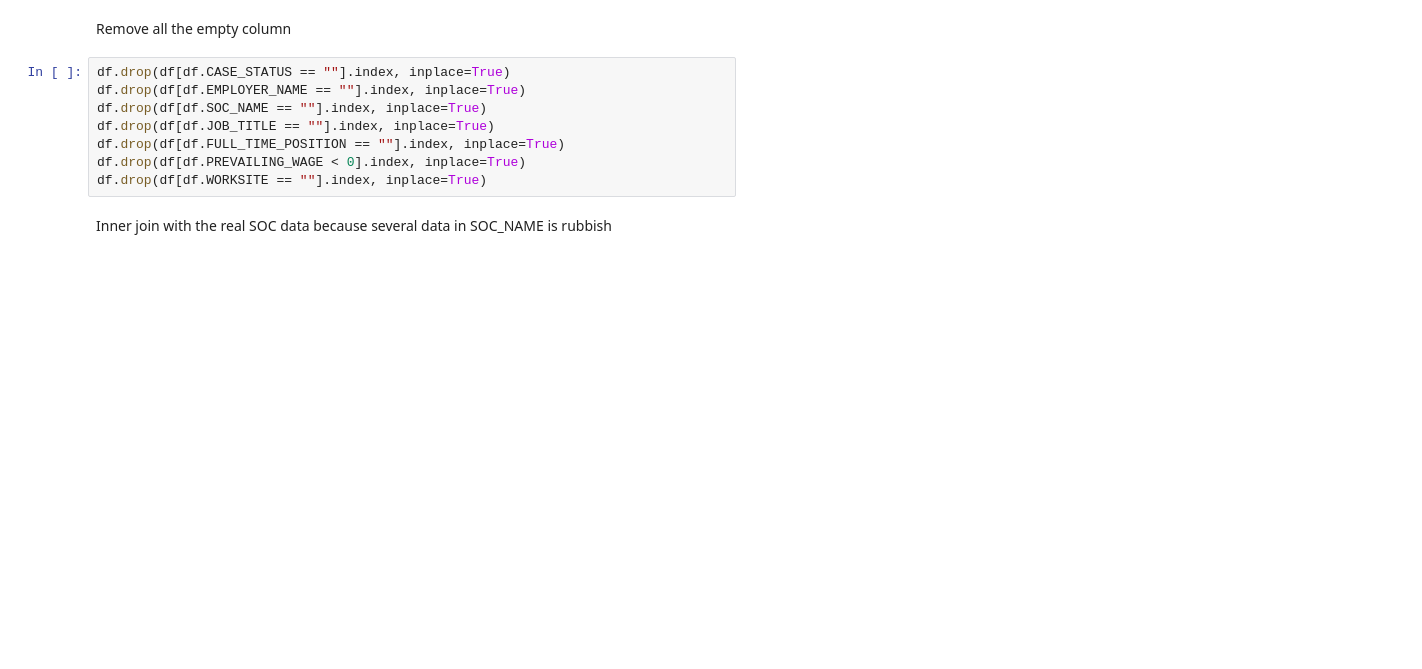
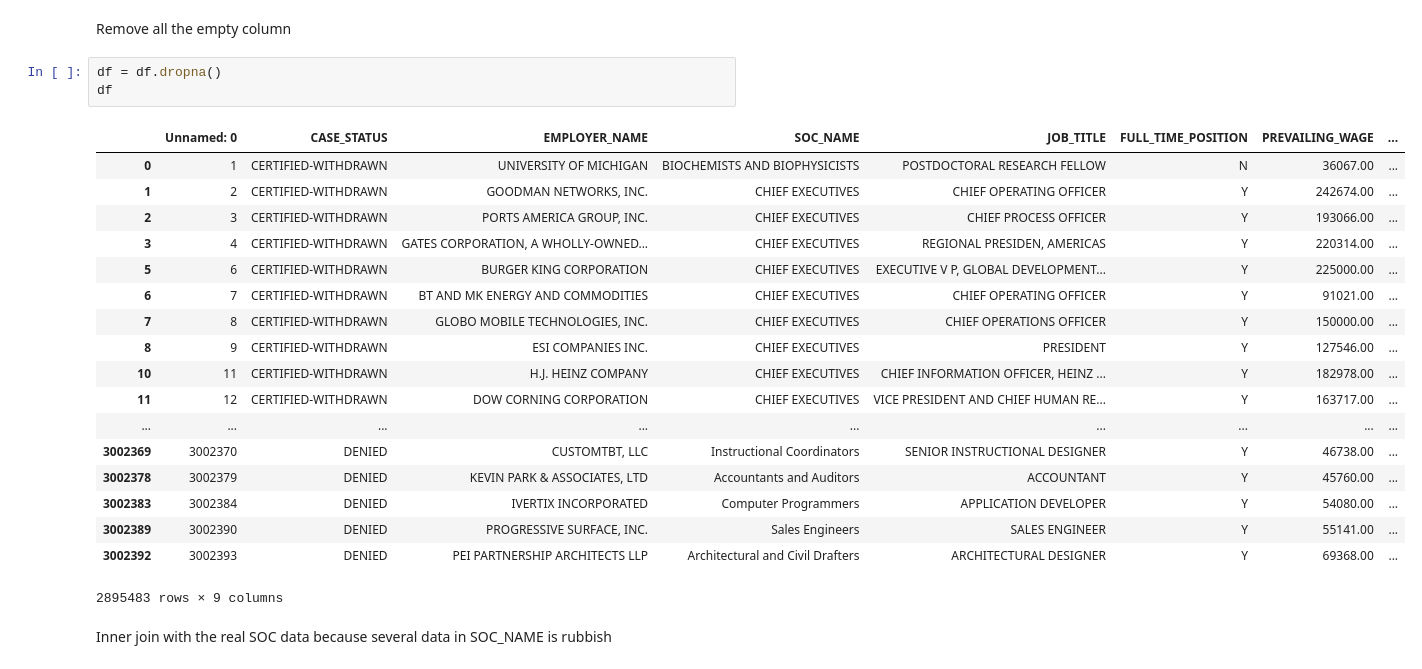
Before and after one commit to edwardsujono/h1b_visa_data_analysis, a Jupyter notebook: H1B_Notebook.ipynb, the cells around one changed output. Saved outputs shown, nothing was run; the diff lists cells and outputs as text; blank space fills up the shorter version.

```diff
--- a/H1B_Notebook.ipynb
+++ b/H1B_Notebook.ipynb
@@ -15,14 +17,28 @@ df.drop("lon", 1, inplace=True)
 df.drop("lat", 1, inplace=True)
 # %% [markdown]
 Remove all the empty column
-# %%
-df.drop(df[df.CASE_STATUS == ""].index, inplace=True)
-df.drop(df[df.EMPLOYER_NAME == ""].index, inplace=True)
-df.drop(df[df.SOC_NAME == ""].index, inplace=True)
-df.drop(df[df.JOB_TITLE == ""].index, inplace=True)
-df.drop(df[df.FULL_TIME_POSITION == ""].index, inplace=True)
-df.drop(df[df.PREVAILING_WAGE < 0].index, inplace=True)
-df.drop(df[df.WORKSITE == ""].index, inplace=True)
+# %%
+df = df.dropna()
+df
+# %% [output]
+|  | Unnamed: 0 | CASE_STATUS | EMPLOYER_NAME | SOC_NAME | JOB_TITLE | FULL_TIME_POSITION | PREVAILING_WAGE | ... |
+| 0 | 1 | CERTIFIED-WITHDRAWN | UNIVERSITY OF MICHIGAN | BIOCHEMISTS AND BIOPHYSICISTS | POSTDOCTORAL RESEARCH FELLOW | N | 36067.00 | ... |
+| 1 | 2 | CERTIFIED-WITHDRAWN | GOODMAN NETWORKS, INC. | CHIEF EXECUTIVES | CHIEF OPERATING OFFICER | Y | 242674.00 | ... |
+| 2 | 3 | CERTIFIED-WITHDRAWN | PORTS AMERICA GROUP, INC. | CHIEF EXECUTIVES | CHIEF PROCESS OFFICER | Y | 193066.00 | ... |
+| 3 | 4 | CERTIFIED-WITHDRAWN | GATES CORPORATION, A WHOLLY-OWNED... | CHIEF EXECUTIVES | REGIONAL PRESIDEN, AMERICAS | Y | 220314.00 | ... |
+| 5 | 6 | CERTIFIED-WITHDRAWN | BURGER KING CORPORATION | CHIEF EXECUTIVES | EXECUTIVE V P, GLOBAL DEVELOPMENT... | Y | 225000.00 | ... |
+| 6 | 7 | CERTIFIED-WITHDRAWN | BT AND MK ENERGY AND COMMODITIES | CHIEF EXECUTIVES | CHIEF OPERATING OFFICER | Y | 91021.00 | ... |
+| 7 | 8 | CERTIFIED-WITHDRAWN | GLOBO MOBILE TECHNOLOGIES, INC. | CHIEF EXECUTIVES | CHIEF OPERATIONS OFFICER | Y | 150000.00 | ... |
+| 8 | 9 | CERTIFIED-WITHDRAWN | ESI COMPANIES INC. | CHIEF EXECUTIVES | PRESIDENT | Y | 127546.00 | ... |
+| 10 | 11 | CERTIFIED-WITHDRAWN | H.J. HEINZ COMPANY | CHIEF EXECUTIVES | CHIEF INFORMATION OFFICER, HEINZ ... | Y | 182978.00 | ... |
+| 11 | 12 | CERTIFIED-WITHDRAWN | DOW CORNING CORPORATION | CHIEF EXECUTIVES | VICE PRESIDENT AND CHIEF HUMAN RE... | Y | 163717.00 | ... |
+| ... | ... | ... | ... | ... | ... | ... | ... | ... |
+| 3002369 | 3002370 | DENIED | CUSTOMTBT, LLC | Instructional Coordinators | SENIOR INSTRUCTIONAL DESIGNER | Y | 46738.00 | ... |
+| 3002378 | 3002379 | DENIED | KEVIN PARK & ASSOCIATES, LTD | Accountants and Auditors | ACCOUNTANT | Y | 45760.00 | ... |
+| 3002383 | 3002384 | DENIED | IVERTIX INCORPORATED | Computer Programmers | APPLICATION DEVELOPER | Y | 54080.00 | ... |
+| 3002389 | 3002390 | DENIED | PROGRESSIVE SURFACE, INC. | Sales Engineers | SALES ENGINEER | Y | 55141.00 | ... |
+| 3002392 | 3002393 | DENIED | PEI PARTNERSHIP ARCHITECTS LLP | Architectural and Civil Drafters | ARCHITECTURAL DESIGNER | Y | 69368.00 | ... |
+2895483 rows × 9 columns
 # %% [markdown]
 Inner join with the real SOC data because several data in SOC_NAME is rubbish
 # %% [raw]
```
Also changed, not shown: parts of 14 cells of this notebook, 2 other files.
